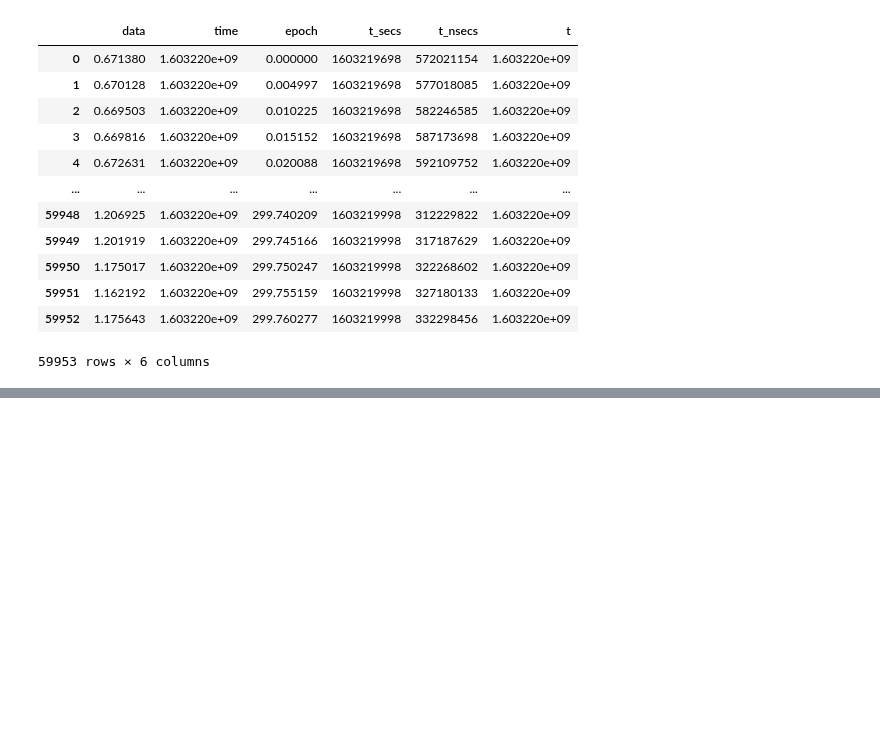
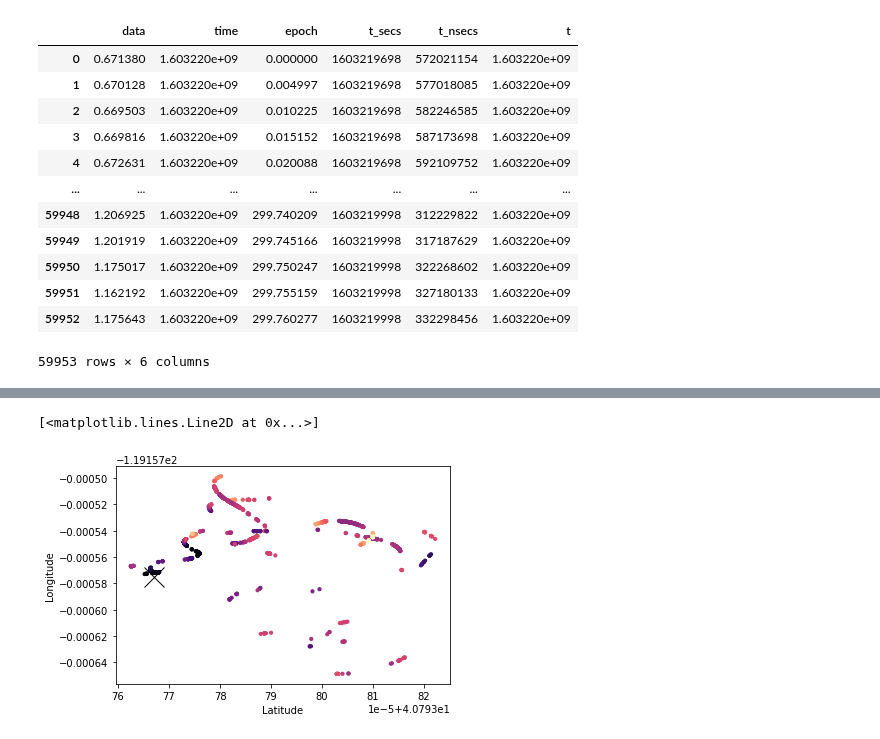
Before and after one commit to arunavanag591/odor_analysis, a Jupyter notebook: data_exploration/DesertBagAnalysis.ipynb, the cells around one changed output, grey strips where cells are left out. Saved outputs shown, nothing was run; the diff lists cells and outputs as text; code cells hidden in the pictures; blank space fills up the shorter version.

```diff
--- a/data_exploration/DesertBagAnalysis.ipynb
+++ b/data_exploration/DesertBagAnalysis.ipynb
@@ -201,0 +268,4 @@ Text(0, 0.5, 'Odor Concentration')
+# %%
+query = '_analog_output_data > 5 and _analog_output_data <= 10'
+df_tmp = dfbag01.query(query)
+df_tmp
@@ -201,0 +286,11 @@ Text(0, 0.5, 'Odor Concentration')
+# %%
+fig_odor_gps = plt.figure()
+ax_odor_gps_filtered = fig_odor_gps.add_subplot(111)
+ax_odor_gps_filtered.scatter(df_tmp._ublox_gps_fix_latitude, df_tmp._ublox_gps_fix_longitude, c=df_tmp._ublox_gps_fix_altitude, s=10, cmap='magma')
+ax_odor_gps_filtered.set_xlabel('Latitude')
+ax_odor_gps_filtered.set_ylabel('Longitude')
+
+plt.plot([40.79376709443614], [-119.15757512132207], marker='x', markersize=20, color="black")
+# %% [output]
+[<matplotlib.lines.Line2D at 0x...>]
+[figure, added]
```
Also changed, not shown: parts of 20 cells of this notebook, 5 other files.
